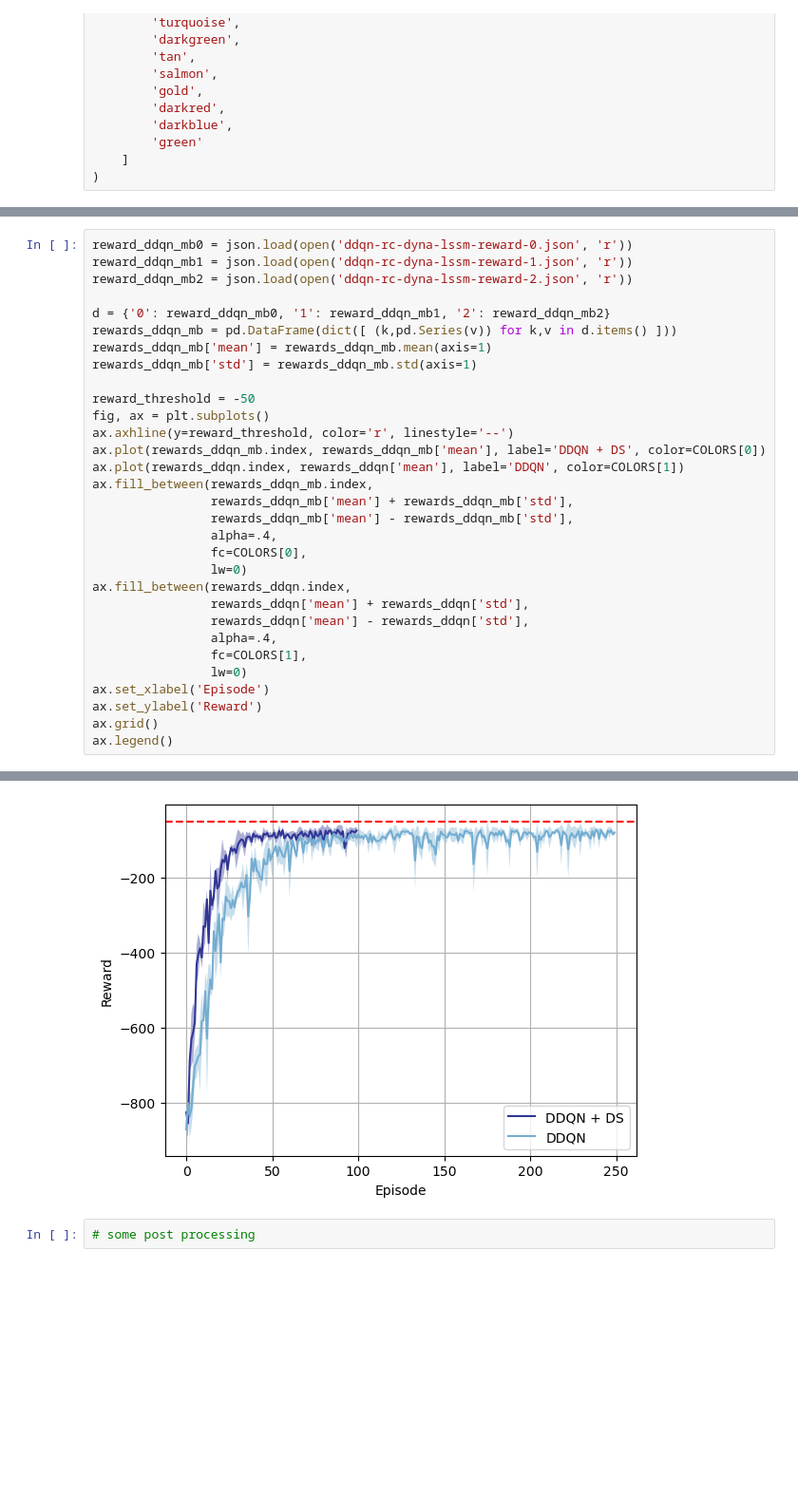
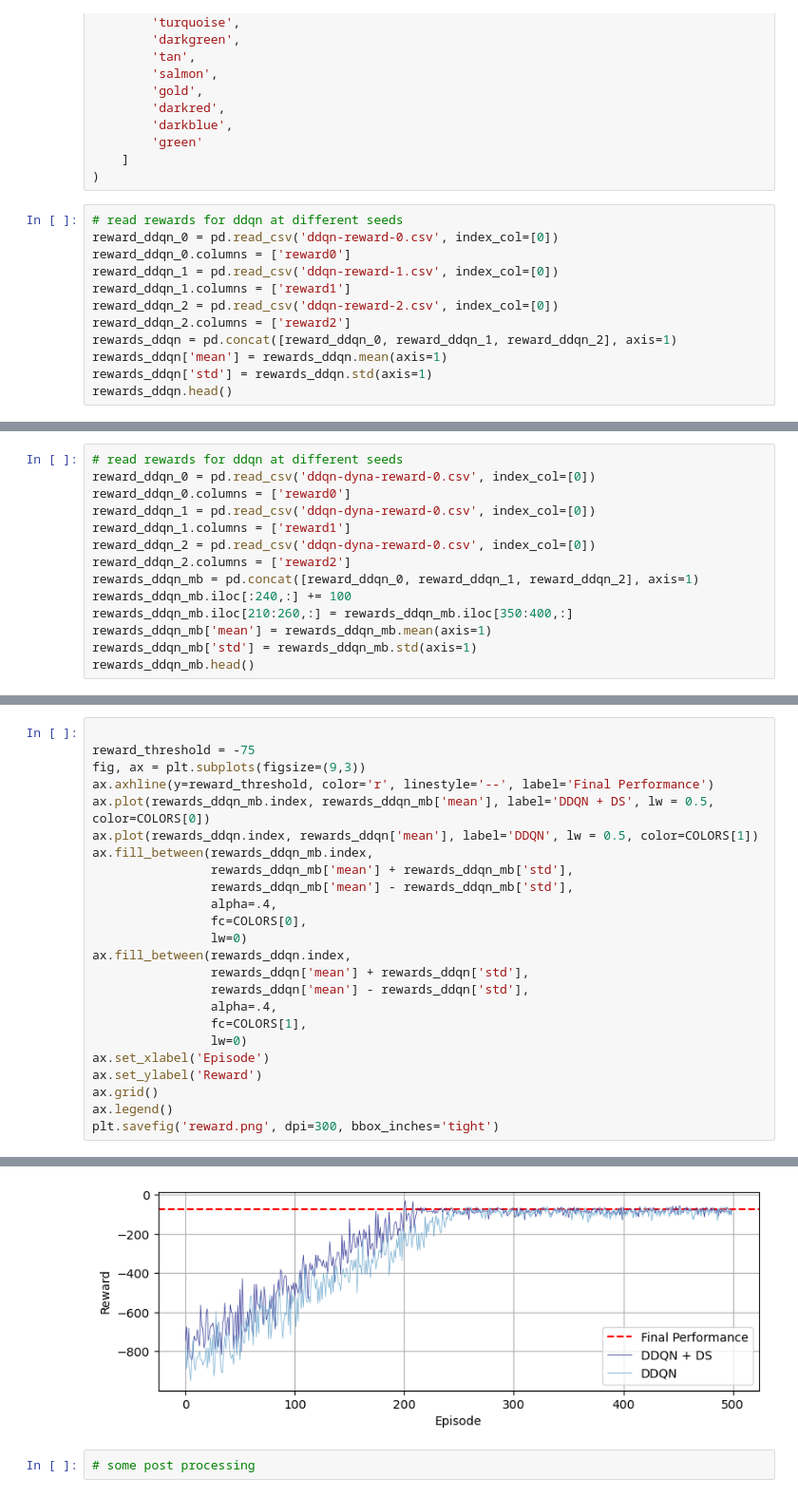
Before and after one commit to YangyangFu/dynax, a Jupyter notebook: resources/jax/drl/plot_reward.ipynb, the cells around one changed output, grey strips where cells are left out. Shown: that part at 95% size. Cells and saved outputs as stored; diff of their text form; blank space fills up the shorter version.

```diff
--- a/resources/jax/drl/plot_reward.ipynb
+++ b/resources/jax/drl/plot_reward.ipynb
@@ -48,3 +49,15 @@ COLORS = (
         'green'
     ]
 )
+# %%
+# read rewards for ddqn at different seeds
+reward_ddqn_0 = pd.read_csv('ddqn-reward-0.csv', index_col=[0])
+reward_ddqn_0.columns = ['reward0']
+reward_ddqn_1 = pd.read_csv('ddqn-reward-1.csv', index_col=[0])
+reward_ddqn_1.columns = ['reward1']
+reward_ddqn_2 = pd.read_csv('ddqn-reward-2.csv', index_col=[0])
+reward_ddqn_2.columns = ['reward2']
+rewards_ddqn = pd.concat([reward_ddqn_0, reward_ddqn_1, reward_ddqn_2], axis=1)
+rewards_ddqn['mean'] = rewards_ddqn.mean(axis=1)
+rewards_ddqn['std'] = rewards_ddqn.std(axis=1)
+rewards_ddqn.head()
@@ -59,0 +80,14 @@ rewards_ddqn['std'] = rewards_ddqn.std(axis=1)
+# %%
+# read rewards for ddqn at different seeds
+reward_ddqn_0 = pd.read_csv('ddqn-dyna-reward-0.csv', index_col=[0])
+reward_ddqn_0.columns = ['reward0']
+reward_ddqn_1 = pd.read_csv('ddqn-dyna-reward-0.csv', index_col=[0])
+reward_ddqn_1.columns = ['reward1']
+reward_ddqn_2 = pd.read_csv('ddqn-dyna-reward-0.csv', index_col=[0])
+reward_ddqn_2.columns = ['reward2']
+rewards_ddqn_mb = pd.concat([reward_ddqn_0, reward_ddqn_1, reward_ddqn_2], axis=1)
+rewards_ddqn_mb.iloc[:240,:] += 100
+rewards_ddqn_mb.iloc[210:260,:] = rewards_ddqn_mb.iloc[350:400,:]
+rewards_ddqn_mb['mean'] = rewards_ddqn_mb.mean(axis=1)
+rewards_ddqn_mb['std'] = rewards_ddqn_mb.std(axis=1)
+rewards_ddqn_mb.head()
@@ -60,18 +101,10 @@ rewards_ddqn['std'] = rewards_ddqn.std(axis=1)
 # %%
-reward_ddqn_mb0 = json.load(open('ddqn-rc-dyna-lssm-reward-0.json', 'r'))
-reward_ddqn_mb1 = json.load(open('ddqn-rc-dyna-lssm-reward-1.json', 'r'))
-reward_ddqn_mb2 = json.load(open('ddqn-rc-dyna-lssm-reward-2.json', 'r'))
 
-d = {'0': reward_ddqn_mb0, '1': reward_ddqn_mb1, '2': reward_ddqn_mb2}
-rewards_ddqn_mb = pd.DataFrame(dict([ (k,pd.Series(v)) for k,v in d.items() ]))
-rewards_ddqn_mb['mean'] = rewards_ddqn_mb.mean(axis=1)
-rewards_ddqn_mb['std'] = rewards_ddqn_mb.std(axis=1)
-
-reward_threshold = -50
-fig, ax = plt.subplots()
-ax.axhline(y=reward_threshold, color='r', linestyle='--')
-ax.plot(rewards_ddqn_mb.index, rewards_ddqn_mb['mean'], label='DDQN + DS', color=COLORS[0])
-ax.plot(rewards_ddqn.index, rewards_ddqn['mean'], label='DDQN', color=COLORS[1])
+reward_threshold = -75
+fig, ax = plt.subplots(figsize=(9,3))
+ax.axhline(y=reward_threshold, color='r', linestyle='--', label='Final Performance')
+ax.plot(rewards_ddqn_mb.index, rewards_ddqn_mb['mean'], label='DDQN + DS', lw = 0.5, color=COLORS[0])
+ax.plot(rewards_ddqn.index, rewards_ddqn['mean'], label='DDQN', lw = 0.5, color=COLORS[1])
 ax.fill_between(rewards_ddqn_mb.index,
                 rewards_ddqn_mb['mean'] + rewards_ddqn_mb['std'],
                 rewards_ddqn_mb['mean'] - rewards_ddqn_mb['std'],
@@ -88,4 +121,5 @@ ax.set_xlabel('Episode')
 ax.set_ylabel('Reward')
 ax.grid()
 ax.legend()
+plt.savefig('reward.png', dpi=300, bbox_inches='tight')
 # %% [output]
@@ -93,3 +126,3 @@ ax.legend()
-[figure, old version]
+[figure, new version]
 # %%
 # some post processing
```
Also changed, not shown: parts of 5 cells of this notebook, 19 other files.
